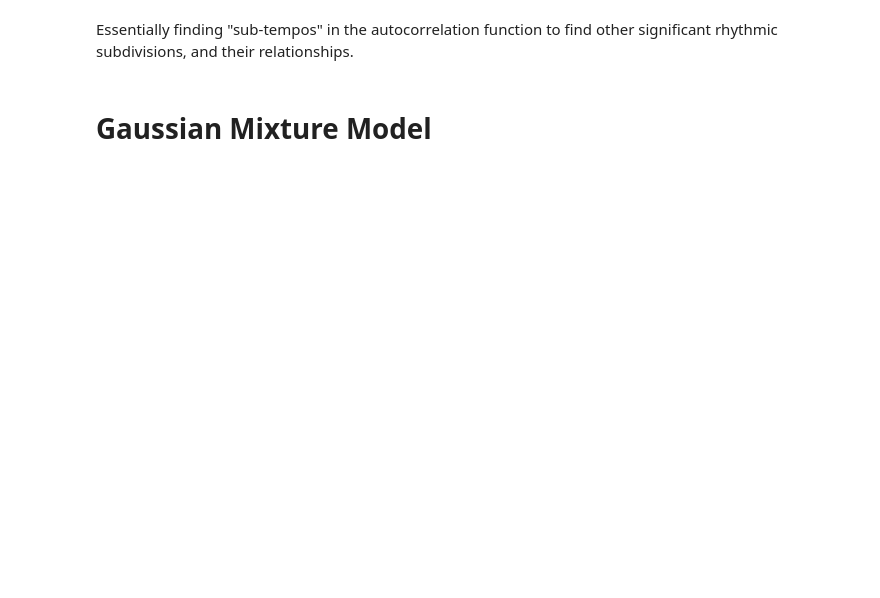
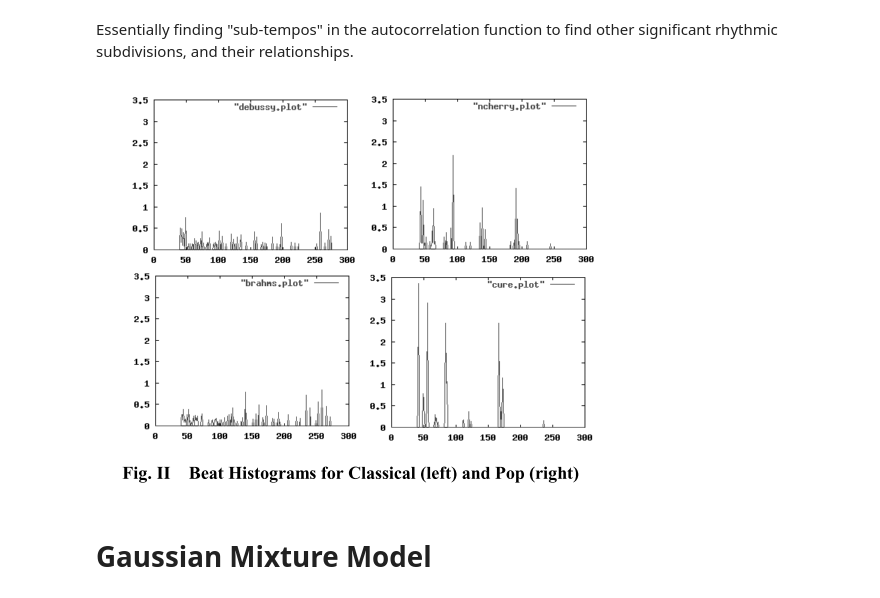
Before and after one commit to mantaraya36/240E-ipython, a Jupyter notebook: Feature summary and analysis.ipynb, the cells around one changed output. Saved outputs shown, nothing was run; the diff lists cells and outputs as text; code cells hidden in the pictures; blank space fills up the shorter version.

```diff
--- a/Feature summary and analysis.ipynb
+++ b/Feature summary and analysis.ipynb
@@ -827,5 +829,9 @@ Image(filename='Beat_histogram.png')
 # %% [markdown]
 Essentially finding "sub-tempos" in the autocorrelation function to find other significant rhythmic subdivisions, and their relationships.
+# %%
+Image(filename='beat_hist.png')
+# %% [output]
+[figure, added]
 # %% [markdown]
 # Gaussian Mixture Model
 # %%
```
Also changed, not shown: parts of 15 cells of this notebook, 2 other files.
